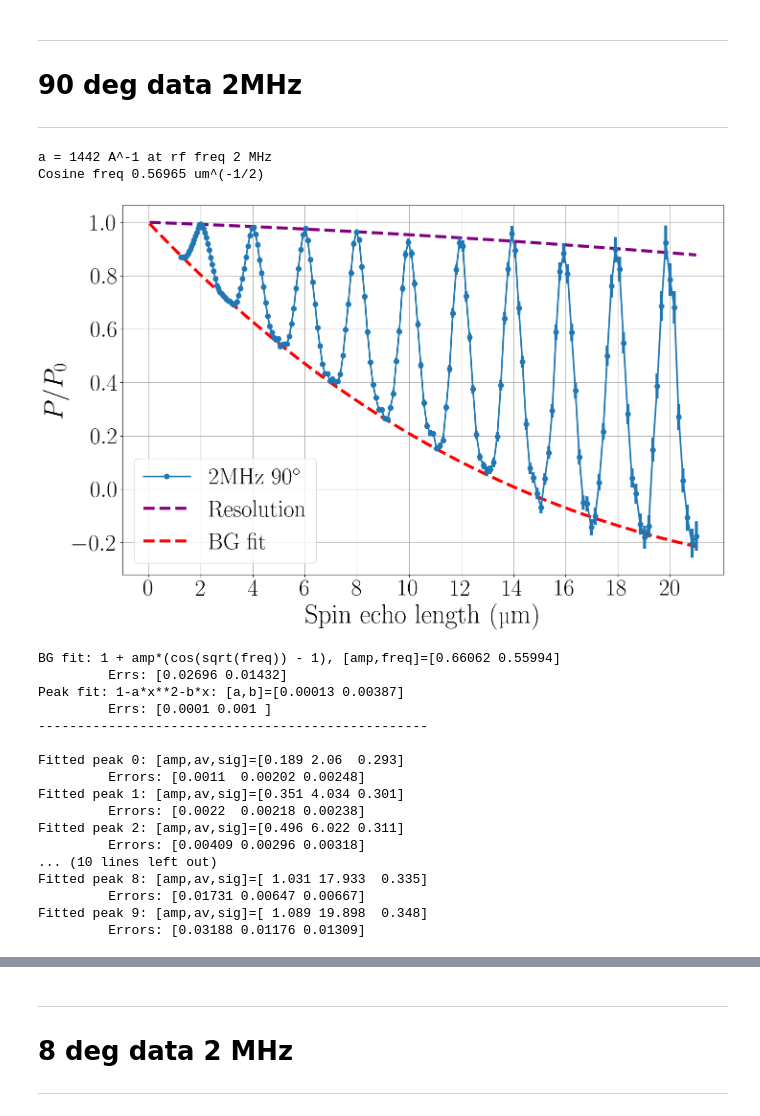
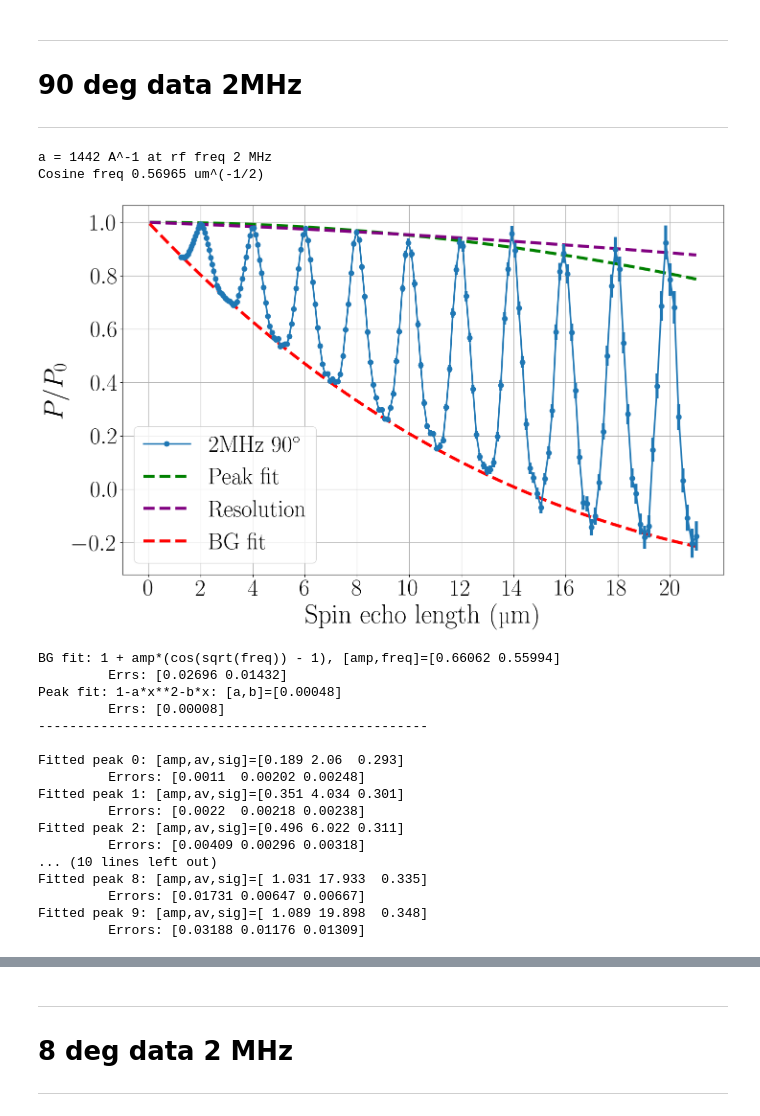
Before and after one commit to srmck/SESANS-coherence-length, a Jupyter notebook: Coherence_analysis.ipynb, the cells around one changed output, grey strips where cells are left out. Drawn from its saved outputs; the diff is of its cells as text; code cells hidden in the pictures.

```diff
--- a/Coherence_analysis.ipynb
+++ b/Coherence_analysis.ipynb
@@ -192,7 +192,7 @@ plt.show()
 # 90 deg data 2MHz
 ***
 # %%
-path = home_path
+path = work_path #home_path
 file = "pols_2Mhz_90deg3.0_0.05_12.5.dat"
 
 with open(path+file) as f:
@@ -213,8 +213,8 @@ plt.errorbar(x,y,e,color='C0',ls='none',zorder=5)
 
 #plt.plot(x[pk],y[pk],'o',ms=10,color='green',zorder=10)
 guess_pk = [0,0]
-parms_pk,err_pk = curve_fit(quad,x[pk],y[pk],sigma=e[pk])  #quadratic fit of damping
-#plt.plot(x_tot,quad(x_tot,*parms_pk),'--',color='green',label='Peak fit')
+parms_pk,err_pk = curve_fit(lambda x,a: quad(x,a,0),x[pk],y[pk],sigma=e[pk])  #quadratic fit of damping
+plt.plot(x_tot,quad(x_tot,*parms_pk,0),'--',color='green',label='Peak fit')
 plt.plot(x_tot,np.ones(len(x_tot))-.0036*x_tot-.000106*x_tot**2,'--',color='purple',label='Resolution')
 
 #plt.plot(x[tr],y[tr],'o',ms=10,color='red',zorder=10)
@@ -257,38 +257,38 @@ for indx,sep in enumerate(seperated):
     #plt.plot(x,ampgauss(x,*guess),'--',color=f'C{indx}')
     plt.plot(x,ampgauss(x,*ff),color=f'C{indx}')
 
     print(f'Fitted peak {indx}: [amp,av,sig]={np.round(ff,3)}')
     print(f'\t Errors: {np.round(np.sqrt(np.diag(errs)),5)}')
 
 plt.xlabel(r'Spin echo length (\textmu m)')
 plt.ylabel(r'$P/P_0$')
 plt.grid()
 plt.show()
 
 fparms = np.array(fparms)
 order_errs = np.array([np.sqrt(np.diag(i)) for i in all_errs])
 
 fig, ax = plt.subplots()
 plt.plot(range(1,11),fparms[:,0]+BG(fparms[:,1],*BG_parms_2_90),'o')
 plt.errorbar(range(1,11),fparms[:,0]+BG(fparms[:,1],*BG_parms_2_90),order_errs[:,0],ls='none',color='C0',zorder=5)
 
 plt.xlabel(r'Peak order')
 plt.ylabel(r'BG + Fitted amp')
 plt.grid()
 plt.show()
 
 X_saved = np.copy(x)
 X_tot_saved = np.copy(x_tot)
 fparms_saved = np.copy(fparms)
 Y_saved = np.copy(y)
 # %% [output]
 a = 1442 A^-1 at rf freq 2 MHz
 Cosine freq 0.56965 um^(-1/2)
-[figure, old version]
+[figure, new version]
 BG fit: 1 + amp*(cos(sqrt(freq)) - 1), [amp,freq]=[0.66062 0.55994]
          Errs: [0.02696 0.01432]
-Peak fit: 1-a*x**2-b*x: [a,b]=[0.00013 0.00387]
-         Errs: [0.0001 0.001 ]
+Peak fit: 1-a*x**2-b*x: [a,b]=[0.00048]
+         Errs: [0.00008]
 --------------------------------------------------
 
 Fitted peak 0: [amp,av,sig]=[0.189 2.06  0.293]
```
